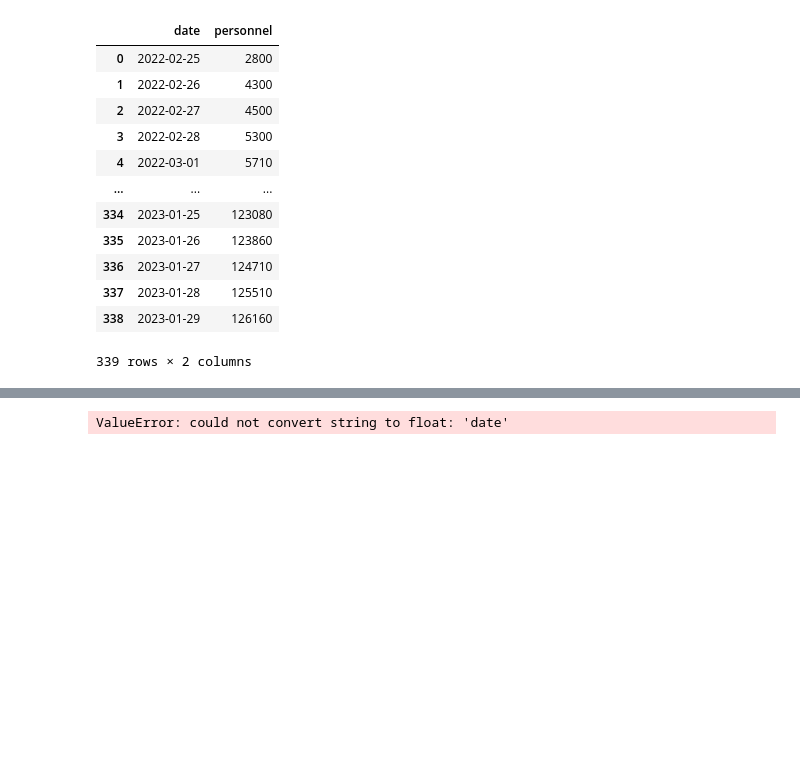
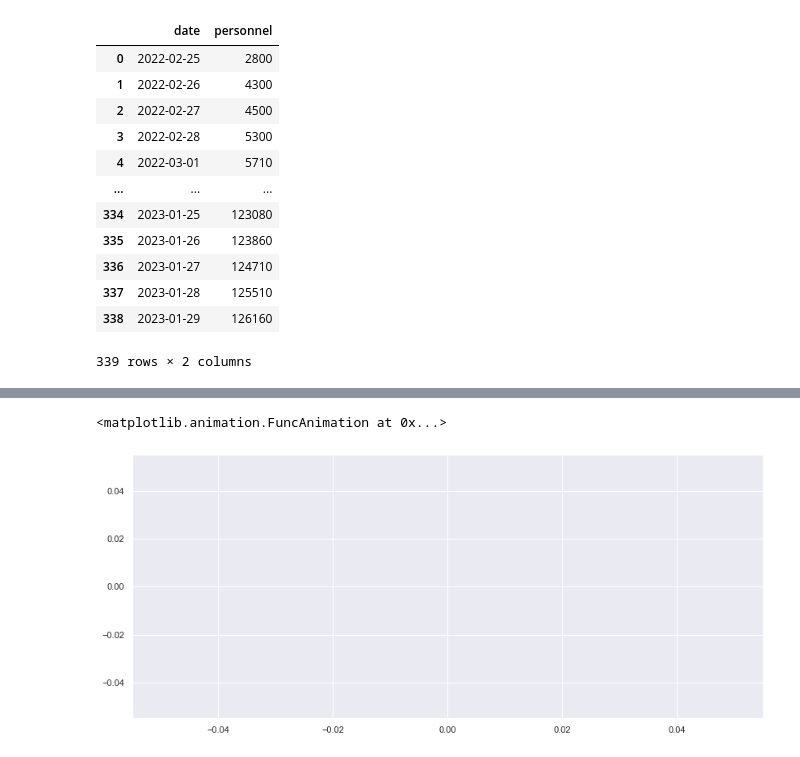
Before and after one commit to henriquecarvalho-maker/Projeto-Guerra-da-Ucrania, a Jupyter notebook: Russia_Losses.ipynb, the cells around one changed output, grey strips where cells are left out. Drawn from its saved outputs; the diff is of its cells as text; code cells hidden in the pictures; blank space fills up the shorter version.

```diff
--- a/Russia_Losses.ipynb
+++ b/Russia_Losses.ipynb
@@ -138,2 +176,22 @@ data_timeani
+# %%
+dfani = pd.read_csv('dados/dard_ani.csv')
 # %%
-data_timeani.to_csv('data_timeani.csv', index=False)
+x=[]
+y=[]
+
+fig, ax= plt.subplots()
+ax.plot(x, y)
+
+contador= count(0, 1)
+def update(i):
+    idx=next(contador)
+    x.append(dfani.iloc[idx, 0])
+    y.append(dfani.iloc[idx, 1])
+    plt.cla()
+    ax.plot(x, y)
+
+ani= animation.FuncAnimation(fig=fig, func=update, interval=200)
+ani
+# %% [output]
+<matplotlib.animation.FuncAnimation at 0x...>
+[figure, added]
@@ -142,40 +197,0 @@ import itertools
-# %%
-time_series = np.loadtxt("dados/data_timeani.csv", delimiter=',')
-
-def data_gen():
-    for cnt in itertools.count(data_timeani):
-        t = cnt / 10
-        yield t, np.sin(2*np.pi*t) * np.exp(-t/10.)
-
-
-def init():
-    ax.set_ylim(-1.1, 1.1)
-    ax.set_xlim(0, 1)
-    del xdata[:]
-    del ydata[:]
-    line.set_data(xdata, ydata)
-    return line,
-
-fig, ax = plt.subplots()
-line, = ax.plot([], [], lw=2)
-ax.grid()
-xdata, ydata = [], []
-
-
-def run(data):
-    # update the data
-    t, y = data
-    xdata.append(t)
-    ydata.append(y)
-    xmin, xmax = ax.get_xlim()
-
-    if t >= xmax:
-        ax.set_xlim(xmin, 2*xmax)
-        ax.figure.canvas.draw()
-    line.set_data(xdata, ydata)
-
-    return line,
-
-ani = animation.FuncAnimation(fig, run, data_gen, interval=100, init_func=init)
-# %% [output]
-ValueError: could not convert string to float: 'date'
```
Also changed, not shown: parts of 7 cells of this notebook, 4 other files.
